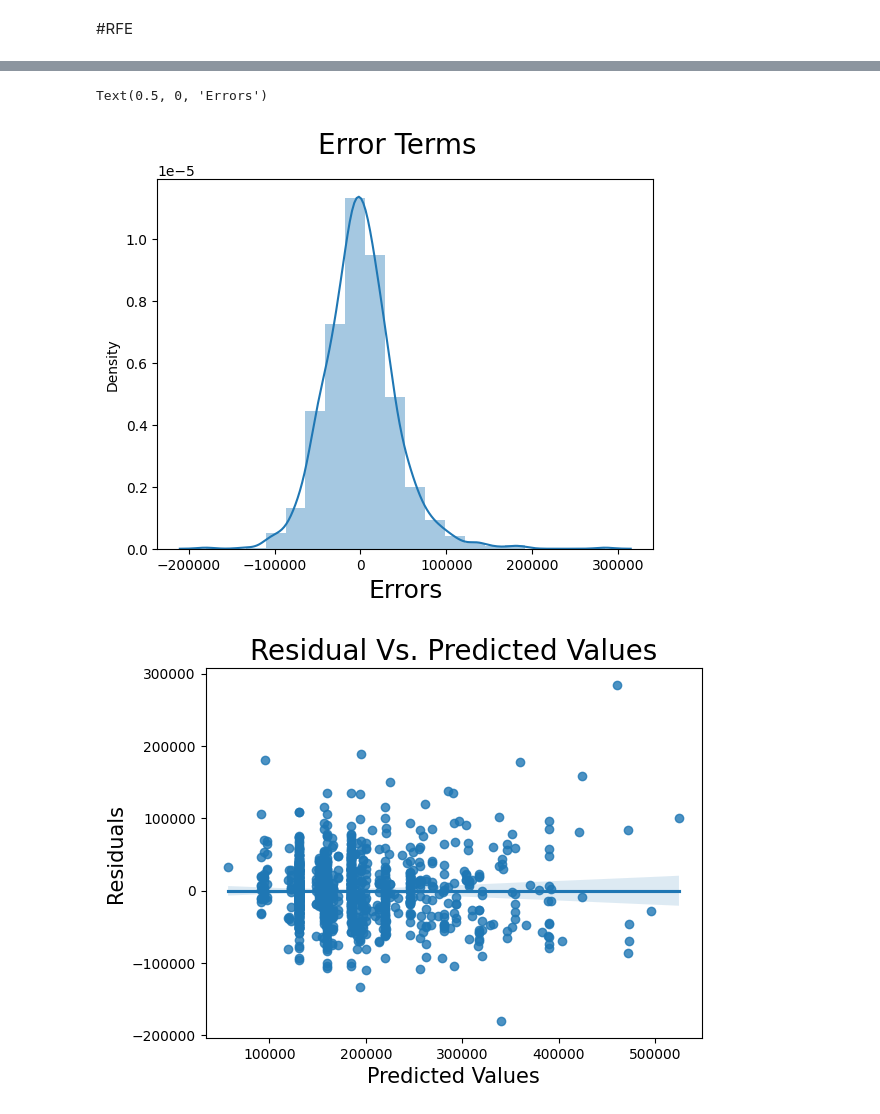
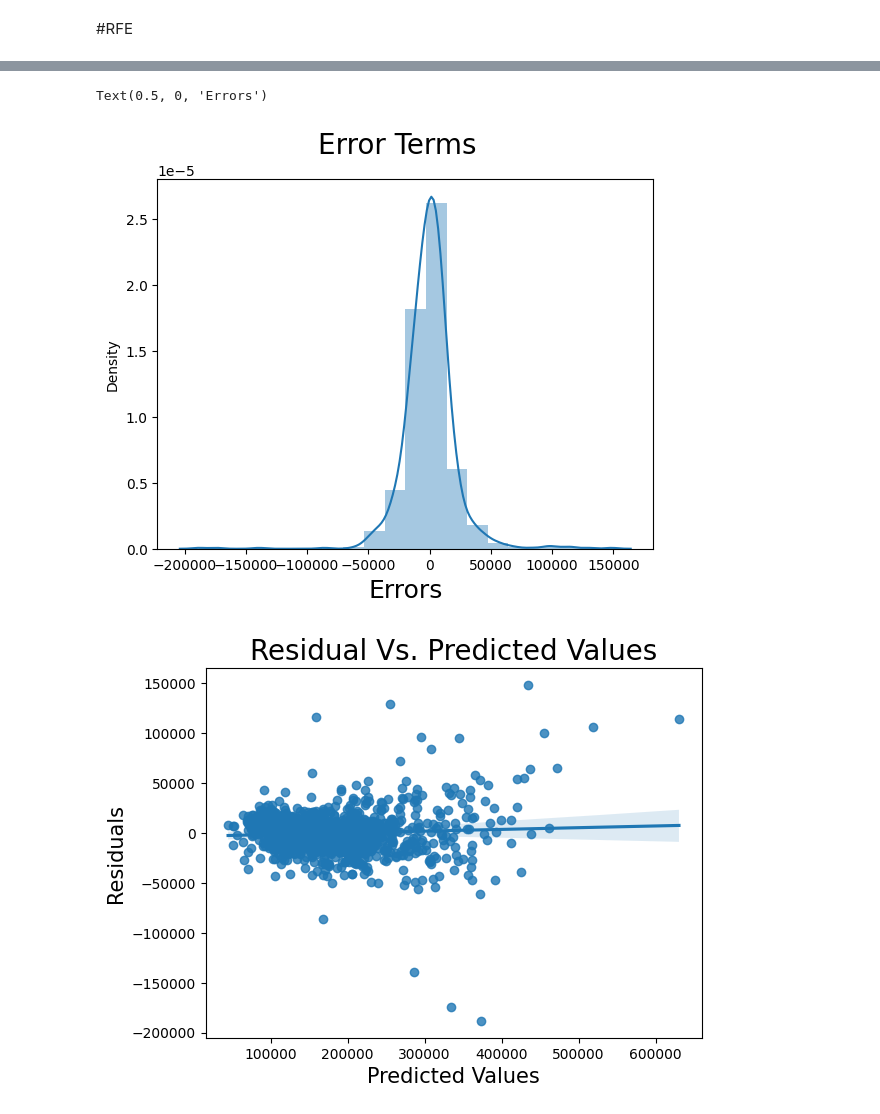
Before and after one commit to chitra-psg/house_price_prediction, a Jupyter notebook: house_pricing.ipynb, the cells around one changed output, grey strips where cells are left out. Saved outputs shown, nothing was run; the diff lists cells and outputs as text; code cells hidden in the pictures.

```diff
--- a/house_pricing.ipynb
+++ b/house_pricing.ipynb
@@ -442,7 +422,7 @@ plt.show()
 # %% [output]
 [figure]
 # %%
-df_house.drop(['GarageFinish', 'GarageQual', 'GarageCond','BsmtFinSF1', 'BsmtFinSF2','BsmtUnfSF'], axis=1, inplace=True)
+#df_house.drop(['GarageFinish', 'GarageQual', 'GarageCond','BsmtFinSF1', 'BsmtFinSF2','BsmtUnfSF'], axis=1, inplace=True)
 # %% [markdown]
 # Summary
 1. There is linear relationship between independent variable and output variable
@@ -1100,20 +1170,20 @@ y_train_price  = lm.predict(sm.add_constant(X_train[lasso_selected_features]))
 # %%
 # Plot the histogram of the error terms
 fig = plt.figure()
-sns.distplot((y_train - y_train_price ), bins = 20)
+sns.distplot((y_train - y_train_pred ), bins = 20)
 fig.suptitle('Error Terms', fontsize = 20)                  # Plot heading
 plt.xlabel('Errors', fontsize = 18)                         # X-label
 # %% [output]
 Text(0.5, 0, 'Errors')
-[figure, old version]
+[figure, new version]
 # %%
 # Plot residuals against the predicted values
-sns.regplot(x=y_train_price , y=(y_train - y_train_price ))
+sns.regplot(x=y_train_pred , y=(y_train - y_train_pred ))
 plt.title('Residual Vs. Predicted Values', fontdict={'fontsize': 20})
 plt.xlabel('Predicted Values', fontdict={'fontsize': 15})
 plt.ylabel('Residuals', fontdict={'fontsize': 15})
 plt.show()
 # %% [output]
-[figure, old version]
+[figure, new version]
 # %%
 # Plot the predicted value against Actual data
```
Also changed, not shown: parts of 38 cells of this notebook.
